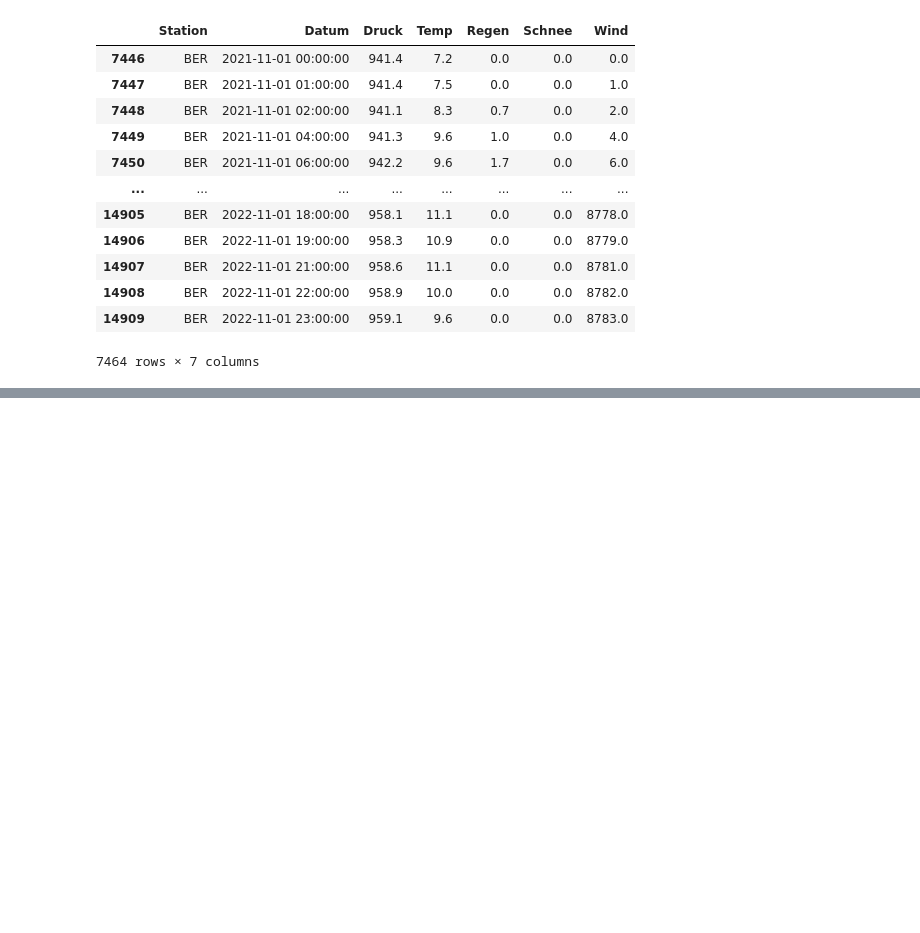
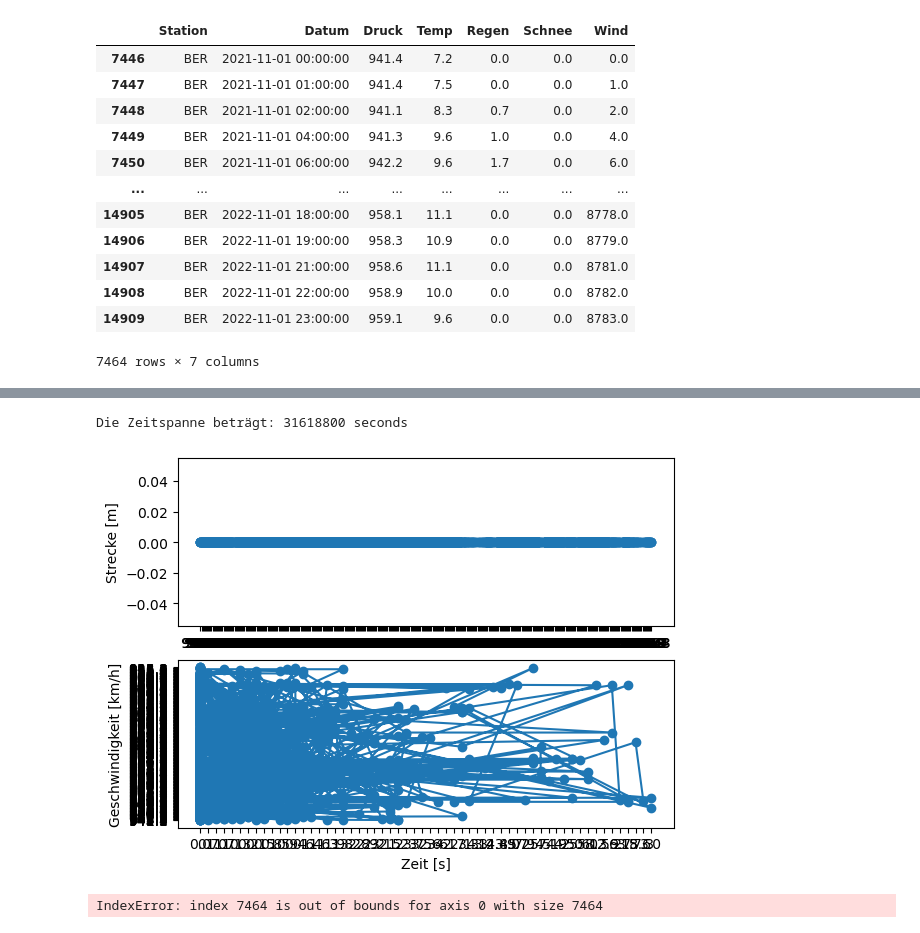
Before and after one commit to visciric/NGDS--Viscio, a Jupyter notebook: Projekt/Daten/AProjekt.ipynb, the cells around one changed output, grey strips where cells are left out. Drawn from its saved outputs; the diff is of its cells as text; code cells hidden in the pictures; blank space fills up the shorter version.

```diff
--- a/Projekt/Daten/AProjekt.ipynb
+++ b/Projekt/Daten/AProjekt.ipynb
@@ -134,0 +214,49 @@ df
+# %%
+for i in range(2, 7):
+    ber_data[:, i] = ber_data[:, i].astype(float)
+# %%
+tempi= ber_data[:, 3]
+lufti = ber_data[:, 2]
+regi = ber_data[:, 4]
+soni = ber_data[:, 5]
+timi = ber_data[:, 6]
+time = ber_data[:, 1]
+# %%
+time = np.array(ber_data[:, 1], dtype='datetime64')
+
+# Die erste und letzte Zeit finden
+start_time = np.min(time)
+end_time = np.max(time)
+
+# Die Zeitspanne berechnen
+time_span = end_time - start_time
+
+print("Die Zeitspanne beträgt:", time_span)
+# %% [output]
+Die Zeitspanne beträgt: 31618800 seconds
+# %%
+import datetime
+start_time = datetime.datetime.strptime("2023-04-05 00:00:00", "%Y-%m-%d %H:%M:%S")
+end_time = datetime.datetime.strptime("2023-04-05 23:59:59", "%Y-%m-%d %H:%M:%S")
+mask = (time >= start_time) & (time <= end_time)
+# %%
+
+fig, (ax1, ax2) = plt.subplots(2, 1)
+ax1.plot(lufti,  mask , "o-")
+ax1.set_ylabel("Strecke [m]")
+ax2.plot(regi, lufti, "o-")
+ax2.set_xlabel("Zeit [s]")
+ax2.set_ylabel("Geschwindigkeit [km/h]")
+plt.show()
+# %% [output]
+[figure, added]
+# %%
+to = 9
+i_upper = np.searchsorted(regi, to)
+i_lower = i_upper - 1
+delta_v = (lufti[i_upper] - lufti[i_lower])
+delta_t = regi[i_upper] - regi[i_lower]
+m = delta_v / delta_t
+v0 = m * (to-lufti[i_lower]) + regi[i_lower]
+# %% [output]
+IndexError: index 7464 is out of bounds for axis 0 with size 7464
```
Also changed, not shown: parts of 5 cells of this notebook.
